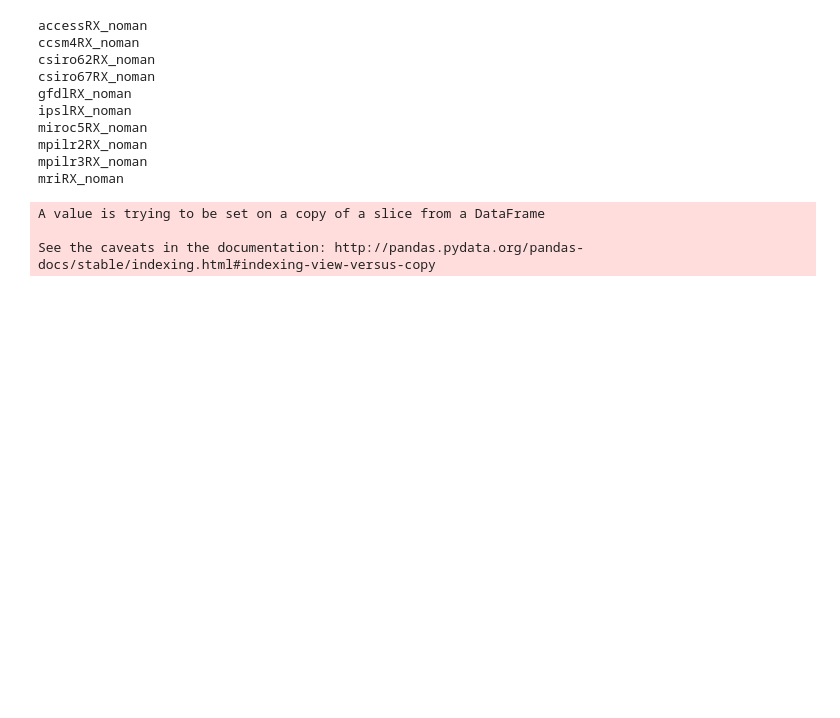
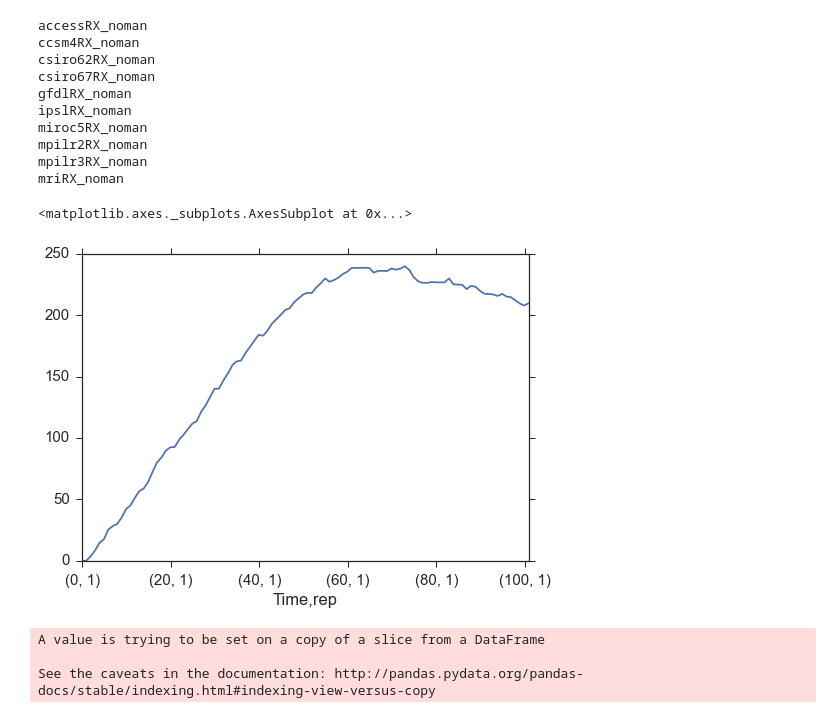
Before and after one commit to djkrofch/FtBenning, a Jupyter notebook: SwantesonFranzianAnalysis.ipynb, the cells around one changed output. Saved outputs shown, nothing was run; the diff lists cells and outputs as text; code cells hidden in the pictures; blank space fills up the shorter version.

Commit message:
Updated TS plots

```diff
--- a/SwantesonFranzianAnalysis.ipynb
+++ b/SwantesonFranzianAnalysis.ipynb
@@ -515,6 +516,12 @@ def plotAllSimsMinMaxMedSUM2(NECNdf, var, ax = None, *args, **kwargs):
 
     # Fill between min and max
     ax.fill_between(maxdfS.index, maxdfS, mindfS, color = 'green', alpha = 0.2)
+# %%
+allreps = testRx.groupby(['Time', 'Sim', 'rep']).mean().reset_index()
+allreps.groupby(['Time', 'rep']).min().NECBtot.cumsum().plot()
+# %% [output]
+<matplotlib.axes._subplots.AxesSubplot at 0x...>
+[figure, added]
 # %%
 summed = totRxSimCentDFs.groupby(['Time','rep','Sim']).sum().reset_index()
 trepSums = tlogTot.groupby(['Time','simname', 'REP']).sum().reset_index()
```
Also changed, not shown: parts of 3 cells of this notebook.
